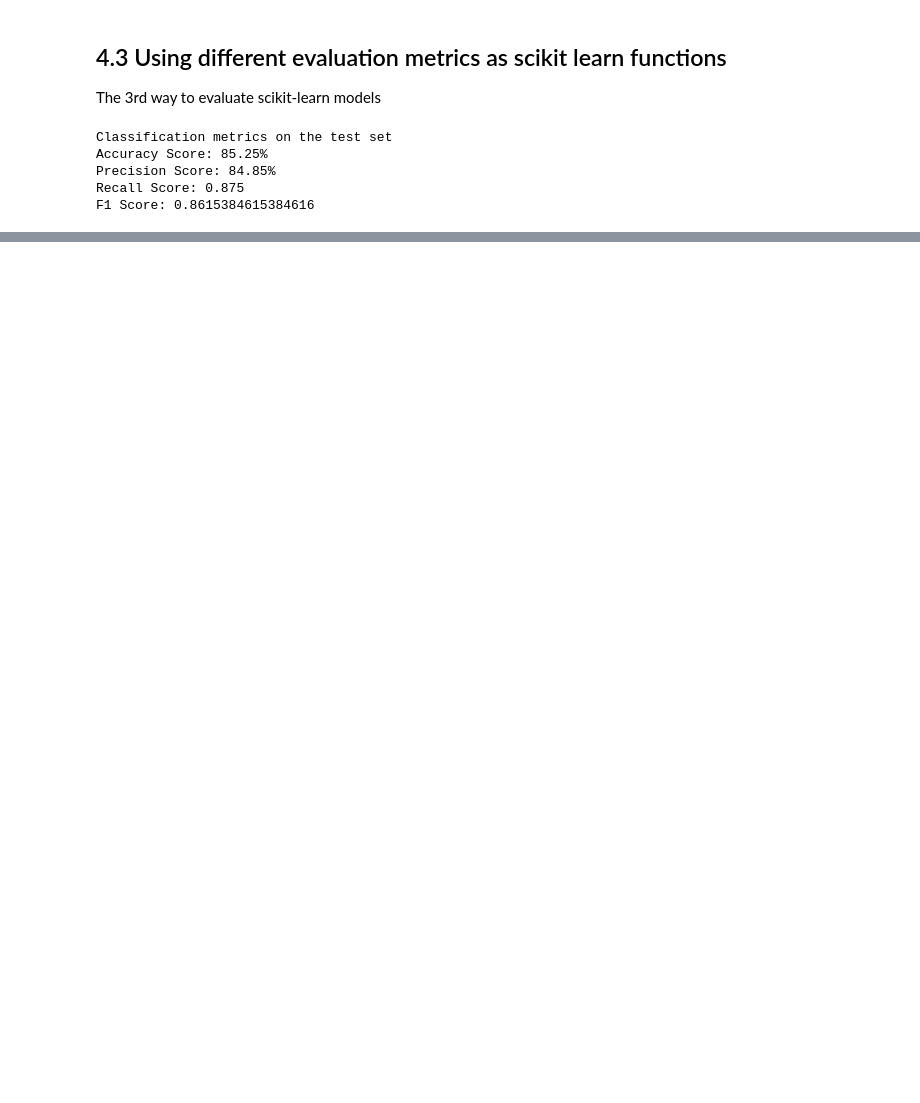
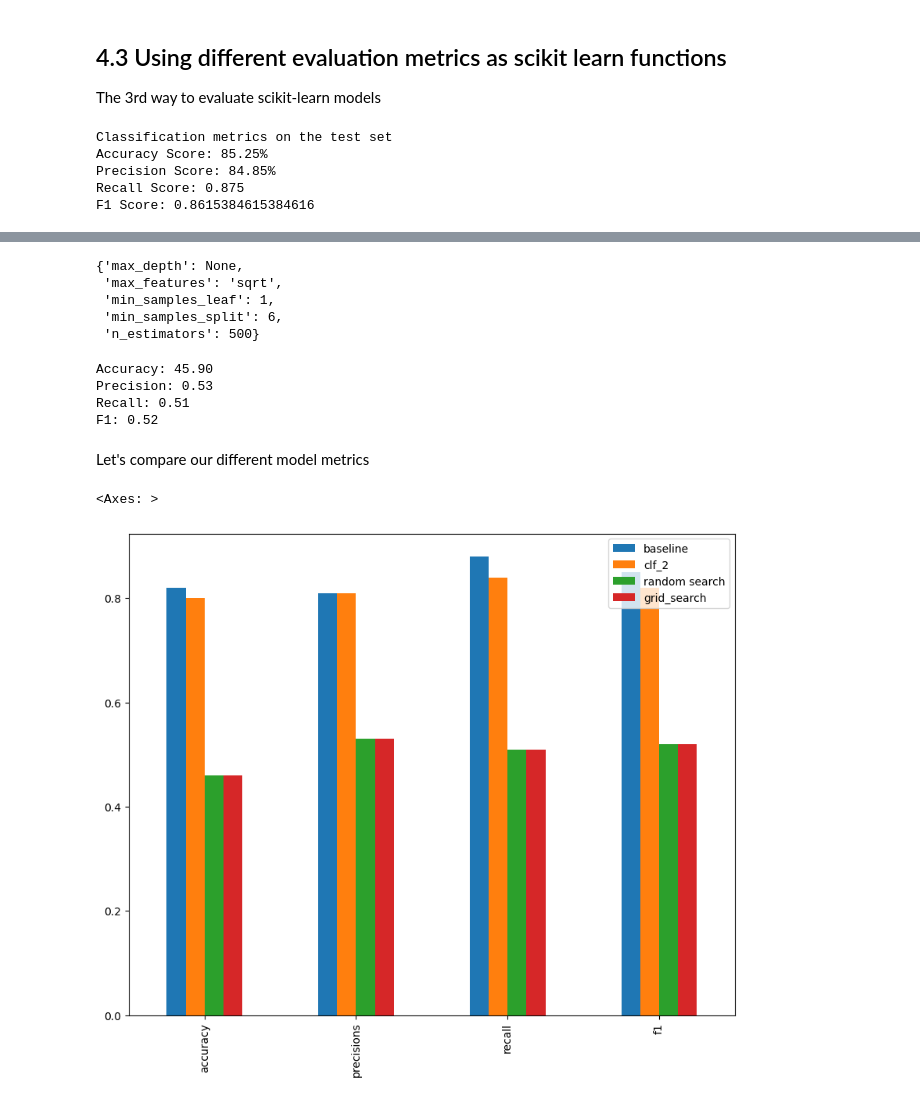
Before and after one commit to RahulGIT24/Data-Science-and-AI-ML, a Jupyter notebook: Scikit Learn/intro-scikit-learn.ipynb, the cells around one changed output, grey strips where cells are left out. Drawn from its saved outputs; the diff is of its cells as text; code cells hidden in the pictures; blank space fills up the shorter version.

Commit message:
Tuning a hyperparameter model

```diff
--- a/Scikit Learn/intro-scikit-learn.ipynb
+++ b/Scikit Learn/intro-scikit-learn.ipynb
@@ -1101,0 +1149,7 @@ print(f"MAE ${mean_absolute_error(y_test,y_preds)}")
+# %%
+# Tuning HyperParameters
+
+clf_2 = RandomForestClassifier(max_depth=10)
+clf_2.fit(X_train, y_train)
+y_preds = clf_2.predict(X_valid)
+clf_2_metrics=evaluate_preds(y_valid,y_preds)
@@ -1101,0 +1227,6 @@ print(f"MAE ${mean_absolute_error(y_test,y_preds)}")
+# %%
+# Make predictions with the best hyperparams
+rs_y_preds = rs_clf.predict(X_test)
+
+# Evaluate the predictions
+rs_metrics = evaluate_preds(Y_test,rs_y_preds)
@@ -1101,0 +1301,31 @@ print(f"MAE ${mean_absolute_error(y_test,y_preds)}")
+# %%
+gs_clf.best_params_
+# %% [output]
+{'max_depth': None,
+ 'max_features': 'sqrt',
+ 'min_samples_leaf': 1,
+ 'min_samples_split': 6,
+ 'n_estimators': 500}
+# %%
+# Make predictions with the best hyperparams
+gs_y_preds = gs_clf.predict(X_test)
+
+# Evaluate the predictions
+gs_metrics = evaluate_preds(Y_test,rs_y_preds)
+# %% [output]
+Accuracy: 45.90
+Precision: 0.53
+Recall: 0.51
+F1: 0.52
+# %% [markdown]
+Let's compare our different model metrics
+# %%
+compare_metrics = pd.DataFrame({"baseline":baseline_metrics,
+                              "clf_2":clf_2_metrics,
+                              "random search":rs_metrics,
+                              "grid_search":gs_metrics})
+# %%
+compare_metrics.plot.bar(figsize=(10,8))
+# %% [output]
+<Axes: >
+[figure, added]
```
Also changed, not shown: parts of 39 cells of this notebook, 3 other files.
